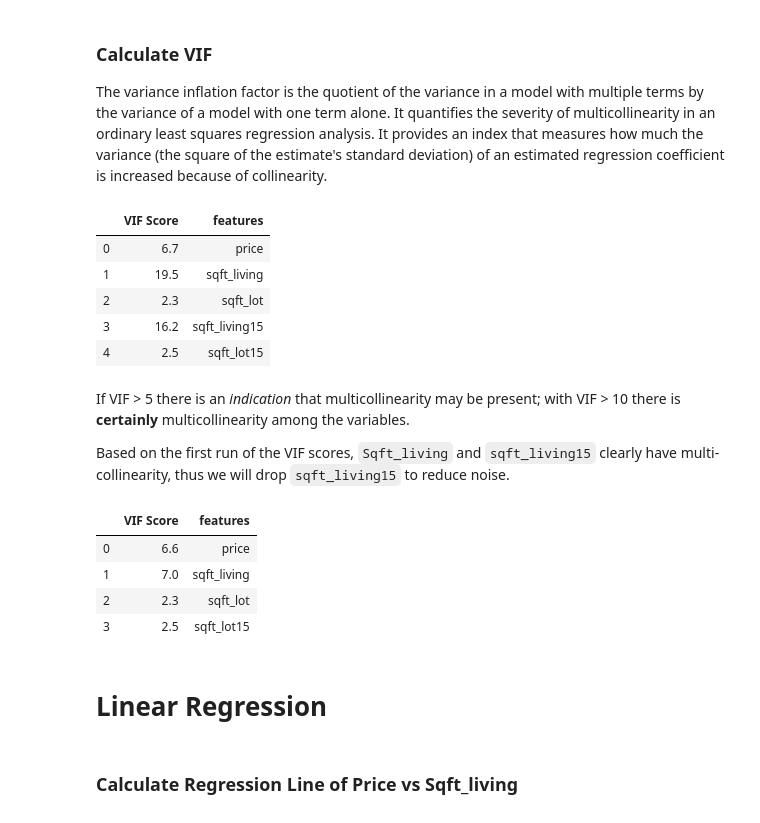
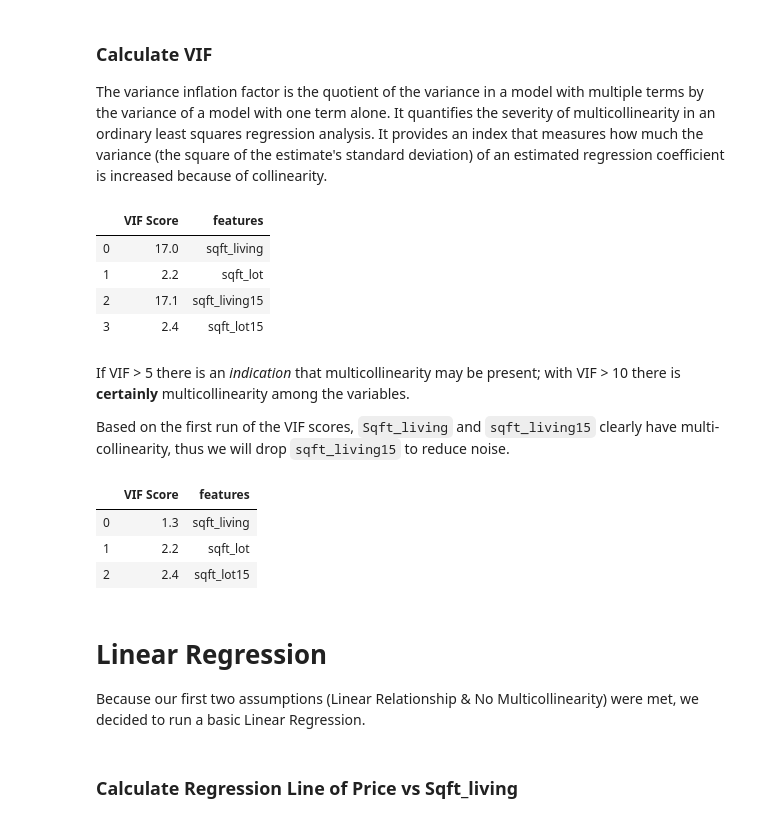
Before and after one commit to jonnelbenjamin/coachmod4project, a Jupyter notebook: 3_modeling.ipynb, the cells around one changed output. Cells and saved outputs as stored; diff of their text form; code cells hidden in the pictures.

```diff
--- a/3_modeling.ipynb
+++ b/3_modeling.ipynb
@@ -73,24 +73,23 @@ It quantifies the severity of multicollinearity in an ordinary least squares reg
 It provides an index that measures how much the variance (the square of the estimate's standard deviation) of an estimated regression coefficient is increased because of collinearity.
 # %%
 # select only columns with datatype int64 or float 64
-numeric_cleaned_KC = cleaned_KC.select_dtypes(include=['int64','float64']).drop(axis=1, columns=['id'])
+numeric_cleaned_KC = cleaned_KC.select_dtypes(include=['int64','float64']).drop(axis=1, columns=['id', 'price'])
 
 vif = pd.DataFrame()
 
 # For each column,run a variance_inflaction_factor against all other columns to get a VIF Factor score
 vif["VIF Score"] = [variance_inflation_factor(numeric_cleaned_KC.values, i) for i in range(numeric_cleaned_KC.shape[1])]
 
 # label the scores with their related columns
 vif["features"] = numeric_cleaned_KC.columns
 
 vif.round(1)
 # %% [output]
 |  | VIF Score | features |
-| 0 | 6.7 | price |
-| 1 | 19.5 | sqft_living |
-| 2 | 2.3 | sqft_lot |
-| 3 | 16.2 | sqft_living15 |
-| 4 | 2.5 | sqft_lot15 |
+| 0 | 17.0 | sqft_living |
+| 1 | 2.2 | sqft_lot |
+| 2 | 17.1 | sqft_living15 |
+| 3 | 2.4 | sqft_lot15 |
 # %% [markdown]
 If VIF > 5 there is an _indication_ that multicollinearity may be present; with VIF > 10 there is **certainly** multicollinearity among the variables.
 
@@ -110,12 +109,12 @@ vif["features"] = numeric_cleaned_KC.columns
 vif.round(1)
 # %% [output]
 |  | VIF Score | features |
-| 0 | 6.6 | price |
-| 1 | 7.0 | sqft_living |
-| 2 | 2.3 | sqft_lot |
-| 3 | 2.5 | sqft_lot15 |
+| 0 | 1.3 | sqft_living |
+| 1 | 2.2 | sqft_lot |
+| 2 | 2.4 | sqft_lot15 |
-# %% [markdown]
-# Linear Regression
+# %% [markdown]
+# Linear Regression
+Because our first two assumptions (Linear Relationship & No Multicollinearity) were met, we decided to run a basic Linear Regression.
 # %% [markdown]
 ### Calculate Regression Line of Price vs Sqft_living
 # %%
```
Also changed, not shown: parts of 28 cells of this notebook, 4 other files.
